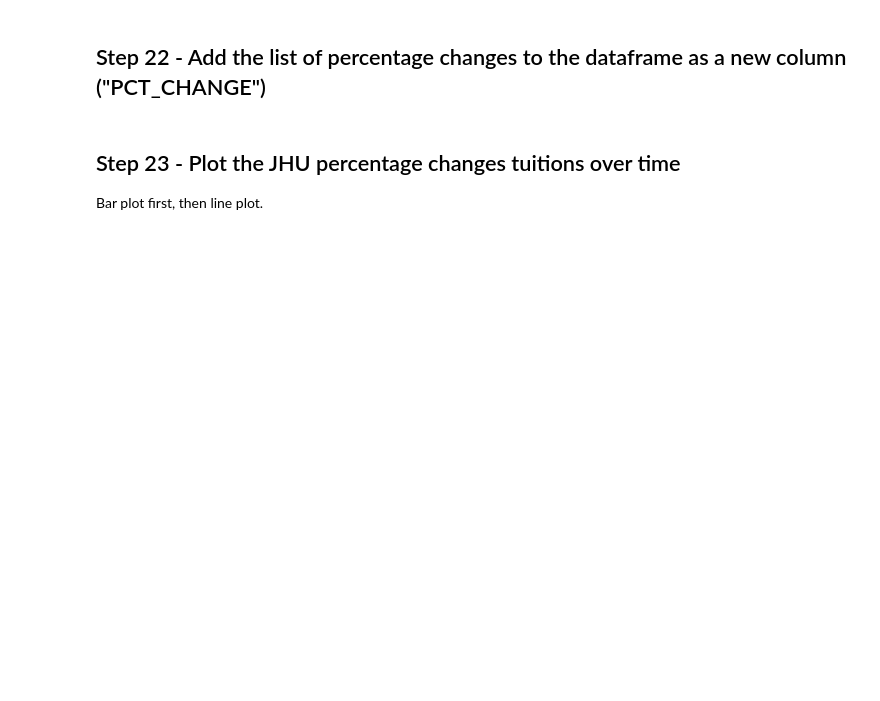
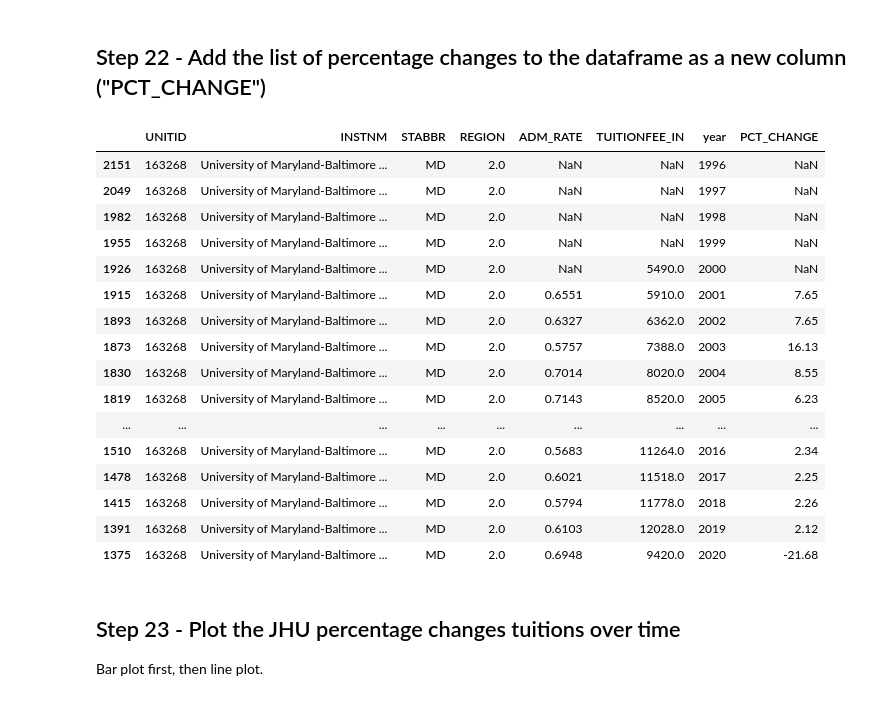
Before and after one commit to sowmith8899/data690_skola2, a Jupyter notebook: assignment_06/assignment_06.ipynb, the cells around one changed output. Drawn from its saved outputs; the diff is of its cells as text; code cells hidden in the pictures; blank space fills up the shorter version.

```diff
--- a/assignment_06/assignment_06.ipynb
+++ b/assignment_06/assignment_06.ipynb
@@ -239,3 +520,12 @@ Since we want to do the same calculation for JHU. Instead of doing it piecemeal
+# %%
+#(Write code here)
+def percentage_change(uni_list):
+  pct_change_list=[]
+  for i in range(0,len(uni_list)):
+    pct_change=((uni_list[i]-uni_list[i-1])/uni_list[i-1])*100
+    pct_change_list.append(pct_change)
+    pct_change_rnd=[round(x,2) for x in pct_change_list]
+  return pct_change_rnd
 # %% [markdown]
 ## Step 19 - Get JHU Data
 
@@ -244,0 +533,4 @@ The dataframe contains many years of data of all U.S. colleges. Let's just look
+# %%
+#(Write code here)
+jhu = df.loc[df["INSTNM"].str.contains("University of Maryland-Baltimore County")]
+jhu
@@ -252,3 +562,6 @@ Let's plot bar and then line chart.
 # Let's plot bar and line chart together
 
 #(Write code here)
+srt_jhu = jhu.sort_values(by=["year"])
+fig = px.bar(srt_jhu, x="year", y="TUITIONFEE_IN")
+fig.show()
@@ -256,3 +576,7 @@ Let's plot bar and then line chart.
 ## Step 21 - Calculate Tuition Growth Rate using the Function defined earlier
 # %%
 # Write code here
+jhu_fee=srt_jhu["TUITIONFEE_IN"].to_list()
+
+jhu_pct_change=percentage_change(jhu_fee)
+jhu_pct_change
@@ -260,6 +602,27 @@ Let's plot bar and then line chart.
 ## Step 22 - Add the list of percentage changes to the dataframe as a new column ("PCT_CHANGE")
 # %%
 #(Write code here)
+
+srt_jhu['PCT_CHANGE'] = jhu_pct_change
+srt_jhu
+# %% [output]
+|  | UNITID | INSTNM | STABBR | REGION | ADM_RATE | TUITIONFEE_IN | year | PCT_CHANGE |
+| 2151 | 163268 | University of Maryland-Baltimore ... | MD | 2.0 | NaN | NaN | 1996 | NaN |
+| 2049 | 163268 | University of Maryland-Baltimore ... | MD | 2.0 | NaN | NaN | 1997 | NaN |
+| 1982 | 163268 | University of Maryland-Baltimore ... | MD | 2.0 | NaN | NaN | 1998 | NaN |
+| 1955 | 163268 | University of Maryland-Baltimore ... | MD | 2.0 | NaN | NaN | 1999 | NaN |
+| 1926 | 163268 | University of Maryland-Baltimore ... | MD | 2.0 | NaN | 5490.0 | 2000 | NaN |
+| 1915 | 163268 | University of Maryland-Baltimore ... | MD | 2.0 | 0.6551 | 5910.0 | 2001 | 7.65 |
+| 1893 | 163268 | University of Maryland-Baltimore ... | MD | 2.0 | 0.6327 | 6362.0 | 2002 | 7.65 |
+| 1873 | 163268 | University of Maryland-Baltimore ... | MD | 2.0 | 0.5757 | 7388.0 | 2003 | 16.13 |
+| 1830 | 163268 | University of Maryland-Baltimore ... | MD | 2.0 | 0.7014 | 8020.0 | 2004 | 8.55 |
+| 1819 | 163268 | University of Maryland-Baltimore ... | MD | 2.0 | 0.7143 | 8520.0 | 2005 | 6.23 |
+| ... | ... | ... | ... | ... | ... | ... | ... | ... |
+| 1510 | 163268 | University of Maryland-Baltimore ... | MD | 2.0 | 0.5683 | 11264.0 | 2016 | 2.34 |
+| 1478 | 163268 | University of Maryland-Baltimore ... | MD | 2.0 | 0.6021 | 11518.0 | 2017 | 2.25 |
+| 1415 | 163268 | University of Maryland-Baltimore ... | MD | 2.0 | 0.5794 | 11778.0 | 2018 | 2.26 |
+| 1391 | 163268 | University of Maryland-Baltimore ... | MD | 2.0 | 0.6103 | 12028.0 | 2019 | 2.12 |
+| 1375 | 163268 | University of Maryland-Baltimore ... | MD | 2.0 | 0.6948 | 9420.0 | 2020 | -21.68 |
 # %% [markdown]
 ## Step 23 - Plot the JHU percentage changes tuitions over time
 
```
Also changed, not shown: parts of 55 cells of this notebook.
